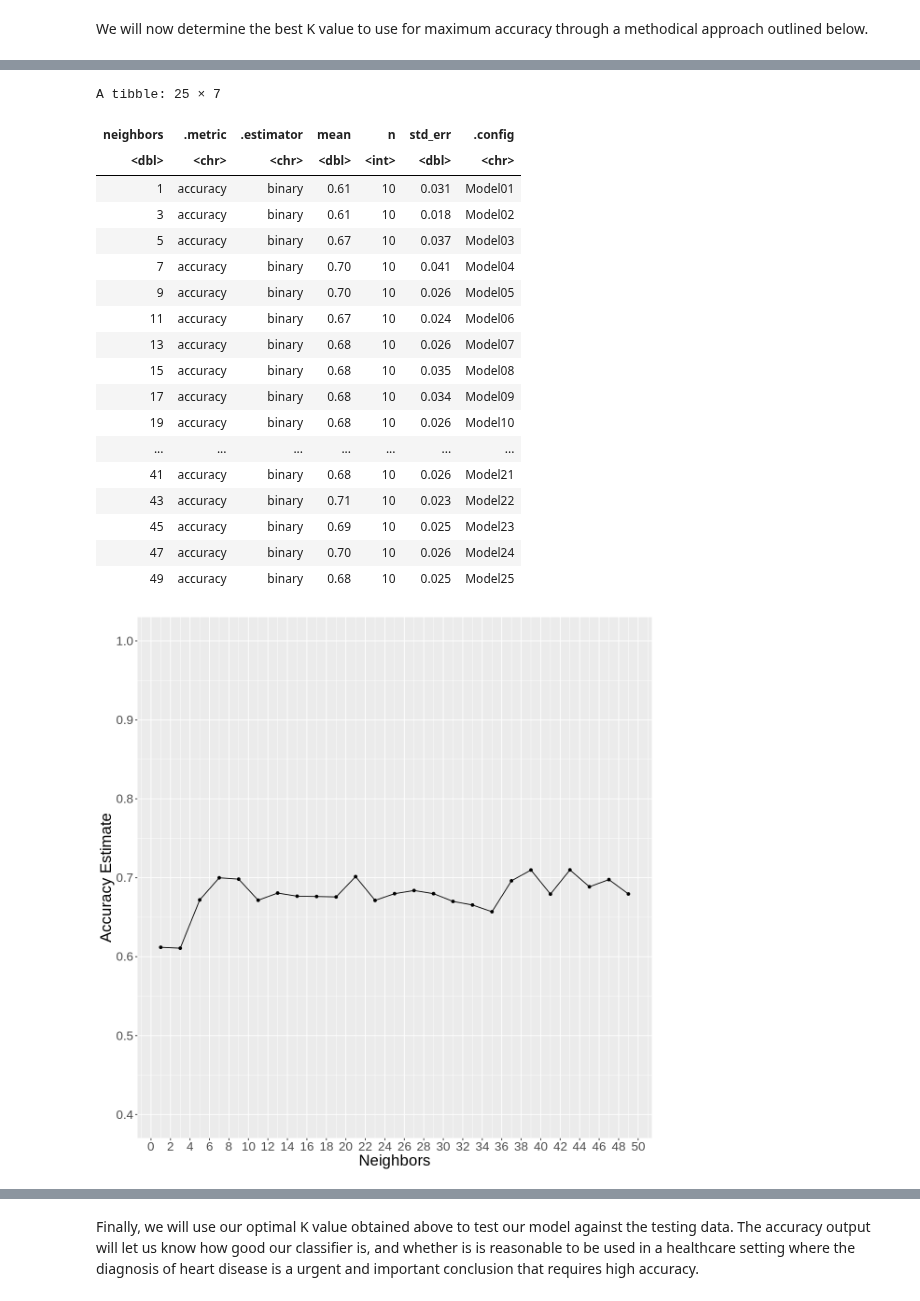
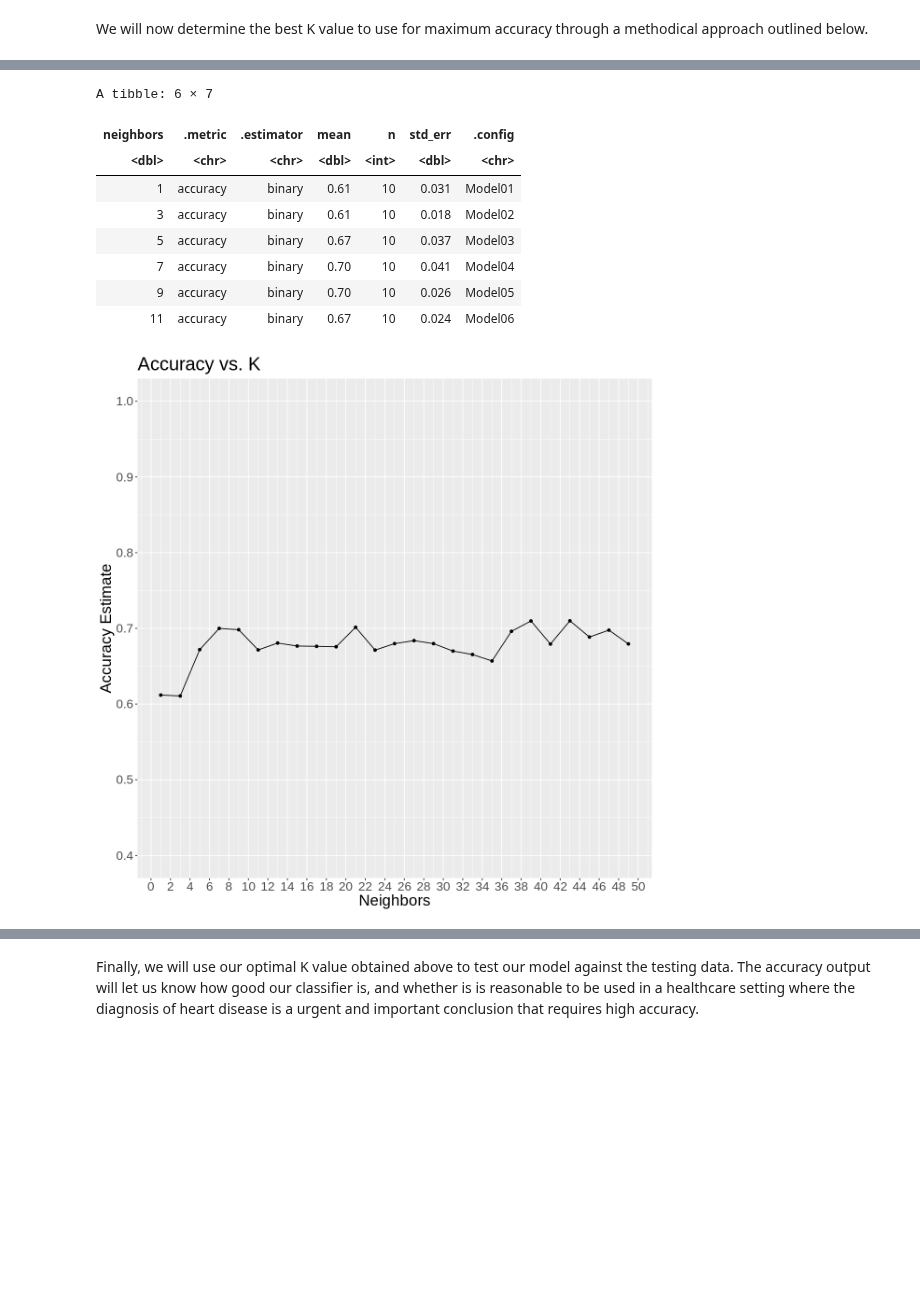
Before and after one commit to acholj/Updated-DSCI-Group-Project, a Jupyter notebook: Heart_Disease_Report.ipynb, the cells around one changed output, grey strips where cells are left out. Saved outputs shown, nothing was run; the diff lists cells and outputs as text; code cells hidden in the pictures; blank space fills up the shorter version.

Commit message:
Edited Model Tuning

```diff
--- a/Heart_Disease_Report.ipynb
+++ b/Heart_Disease_Report.ipynb
@@ -283,7 +275,7 @@ heart_results <- workflow() %>%
 # Filter the accuracy metric of classifers trained with different value of K
 accuracies <- heart_results %>%
                     filter(.metric == "accuracy")
-accuracies
+head(accuracies)
 
 
 # Create a plot for accuracy vs. K
@@ -294,7 +286,8 @@ accuracy_vs_k <- ggplot(accuracies, aes(x = neighbors, y = mean))+
       labs(x = "Neighbors", y = "Accuracy Estimate") +
       scale_x_continuous(breaks = seq(0, 50, by = 2)) +
       scale_y_continuous(limits = c(0.4, 1.0), breaks = seq (0.4, 1, by = 0.1)) +
-      theme(text = element_text(size = 20))
+      theme(text = element_text(size = 20)) +
+      ggtitle('Accuracy vs. K')
 accuracy_vs_k
 
 
@@ -303,42 +296,32 @@ best_k <- accuracies %>%
             filter(mean==max(mean))%>%
             pull(neighbors)
 # %% [output]
 Data Recipe
 
 Inputs:
 
       role #variables
    outcome          1
  predictor          5
 
 Operations:
 
 Scaling for all_predictors()
 Centering for all_predictors()
 K-Nearest Neighbor Model Specification (classification)
 
 Main Arguments:
   neighbors = tune()
   weight_func = rectangular
 
 Computational engine: kknn
-A tibble: 25 × 7
+A tibble: 6 × 7
 | neighbors | .metric | .estimator | mean | n | std_err | .config |
 | <dbl> | <chr> | <chr> | <dbl> | <int> | <dbl> | <chr> |
 | 1 | accuracy | binary | 0.61 | 10 | 0.031 | Model01 |
 | 3 | accuracy | binary | 0.61 | 10 | 0.018 | Model02 |
 | 5 | accuracy | binary | 0.67 | 10 | 0.037 | Model03 |
 | 7 | accuracy | binary | 0.70 | 10 | 0.041 | Model04 |
 | 9 | accuracy | binary | 0.70 | 10 | 0.026 | Model05 |
 | 11 | accuracy | binary | 0.67 | 10 | 0.024 | Model06 |
-| 13 | accuracy | binary | 0.68 | 10 | 0.026 | Model07 |
-| 15 | accuracy | binary | 0.68 | 10 | 0.035 | Model08 |
-| 17 | accuracy | binary | 0.68 | 10 | 0.034 | Model09 |
-| 19 | accuracy | binary | 0.68 | 10 | 0.026 | Model10 |
-| ... | ... | ... | ... | ... | ... | ... |
-| 41 | accuracy | binary | 0.68 | 10 | 0.026 | Model21 |
-| 43 | accuracy | binary | 0.71 | 10 | 0.023 | Model22 |
-| 45 | accuracy | binary | 0.69 | 10 | 0.025 | Model23 |
-| 47 | accuracy | binary | 0.70 | 10 | 0.026 | Model24 |
-| 49 | accuracy | binary | 0.68 | 10 | 0.025 | Model25 |
-[figure, old version]
+[figure, new version]
```
Also changed, not shown: parts of 6 cells of this notebook.
